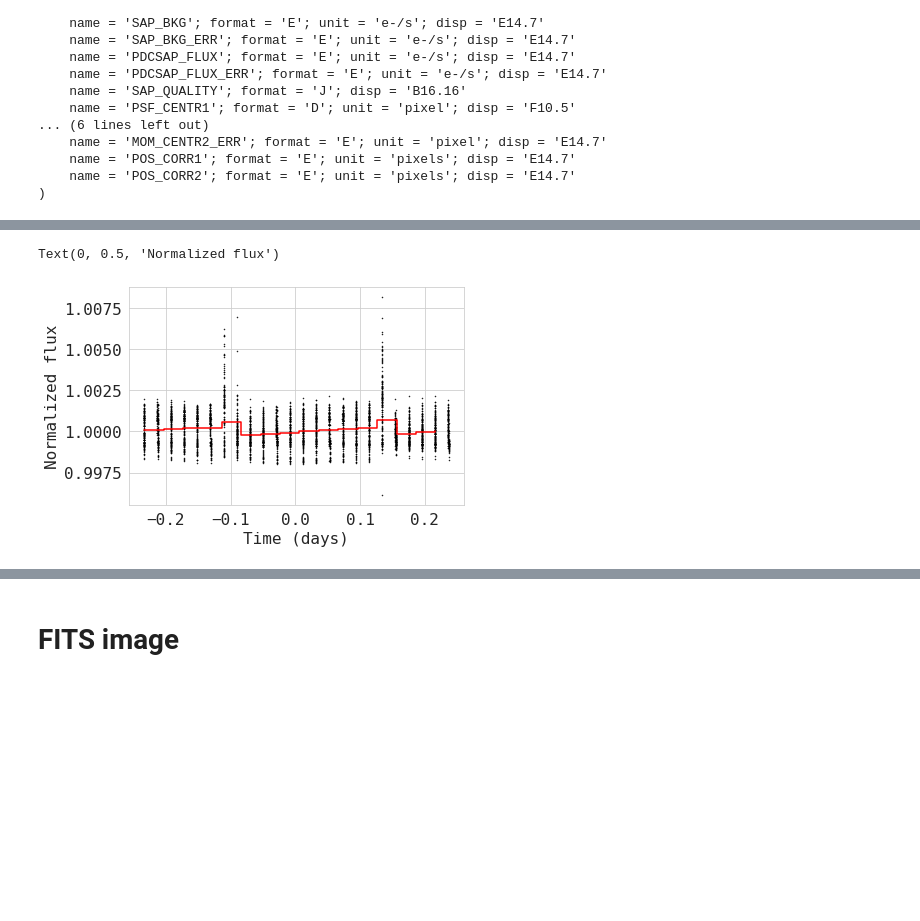
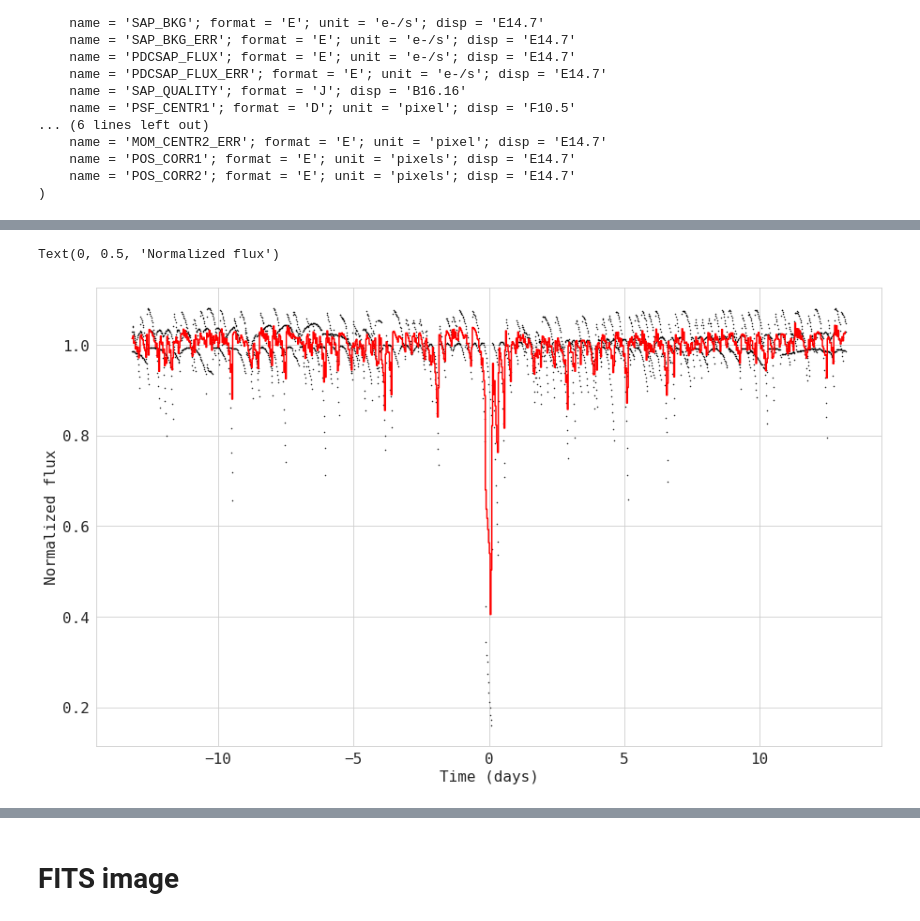
Before and after one commit to alphasentaurii/starskope, a Jupyter notebook: starskope_3.ipynb, the cells around one changed output, grey strips where cells are left out. Cells and saved outputs as stored; diff of their text form; code cells hidden in the pictures; blank space fills up the shorter version.

```diff
--- a/starskope_3.ipynb
+++ b/starskope_3.ipynb
@@ -375,6 +380,7 @@ os.listdir(MAST)[2]
 # %%
 #fits_file = 'ktwo204890128-c02_llc.fits'
-fits_file = 'ktwo220709978-c08_llc.fits'
+fits_file = 'ktwo246067459-c12_llc.fits'
+
 # hdul = fits.open(fits_image_filename)
 # hdul.info()
 
@@ -480,9 +474,8 @@ Text(0, 0.5, 'SAP Flux (e-/s)')
 # %%
 # use box least squares to estimate period
-import numpy as np
 from astropy import units as u
 from astropy.timeseries import BoxLeastSquares
-periodogram = BoxLeastSquares.from_timeseries(ts, 'sap_flux')
+periodogram = BoxLeastSquares.from_timeseries(ts, 'sap_flux','sap_flux_err')
 # %%
 results = periodogram.autopower(0.2 * u.day)
 best = np.argmax(results.power)
@@ -538,10 +543,11 @@ BinnedTimeSeries length=16
 # %%
 # final result
+fig = plt.figure(figsize=(15,9))
 plt.plot(ts_folded.time.jd, ts_folded['sap_flux_norm'], 'k.', markersize=1)
-plt.plot(ts_binned.time_bin_start.jd, ts_binned['sap_flux_norm'], 'r-', drawstyle='steps-post')
+plt.plot(ts_binned.time_bin_start.jd, ts_binned['sap_flux_norm'], 'r', drawstyle='steps-post')
 plt.xlabel('Time (days)')
 plt.ylabel('Normalized flux')
 # %% [output]
 Text(0, 0.5, 'Normalized flux')
-[figure, old version]
+[figure, new version]
 # %%
```
Also changed, not shown: parts of 71 cells of this notebook, 2 other files.
